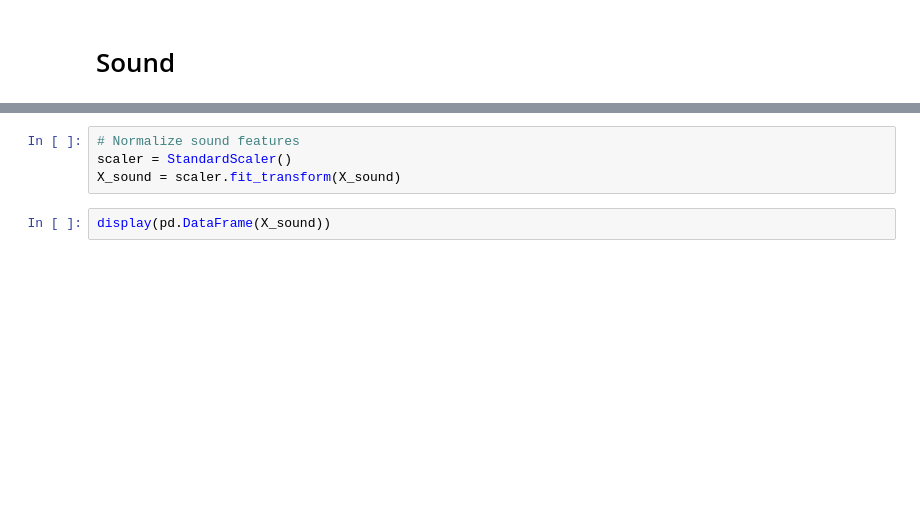
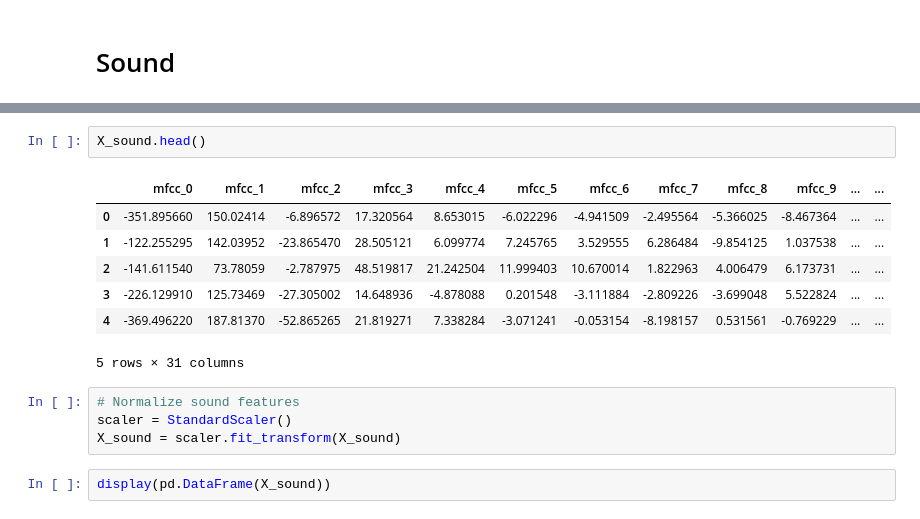
Before and after one commit to stevenwinnick/songsnap, a Jupyter notebook: Final Model.ipynb, the cells around one changed output, grey strips where cells are left out. Cells and saved outputs as stored; diff of their text form; blank space fills up the shorter version.

```diff
--- a/Final Model.ipynb
+++ b/Final Model.ipynb
@@ -123,3 +50,13 @@ X_sound = pd.read_csv("sound_features.csv")
+# %%
+X_sound.head()
+# %% [output]
+|  | mfcc_0 | mfcc_1 | mfcc_2 | mfcc_3 | mfcc_4 | mfcc_5 | mfcc_6 | mfcc_7 | mfcc_8 | mfcc_9 | ... | ... |
+| 0 | -351.895660 | 150.02414 | -6.896572 | 17.320564 | 8.653015 | -6.022296 | -4.941509 | -2.495564 | -5.366025 | -8.467364 | ... | ... |
+| 1 | -122.255295 | 142.03952 | -23.865470 | 28.505121 | 6.099774 | 7.245765 | 3.529555 | 6.286484 | -9.854125 | 1.037538 | ... | ... |
+| 2 | -141.611540 | 73.78059 | -2.787975 | 48.519817 | 21.242504 | 11.999403 | 10.670014 | 1.822963 | 4.006479 | 6.173731 | ... | ... |
+| 3 | -226.129910 | 125.73469 | -27.305002 | 14.648936 | -4.878088 | 0.201548 | -3.111884 | -2.809226 | -3.699048 | 5.522824 | ... | ... |
+| 4 | -369.496220 | 187.81370 | -52.865265 | 21.819271 | 7.338284 | -3.071241 | -0.053154 | -8.198157 | 0.531561 | -0.769229 | ... | ... |
+5 rows × 31 columns
 # %%
 # Normalize sound features
 scaler = StandardScaler()
```
Also changed, not shown: parts of 17 cells of this notebook.
